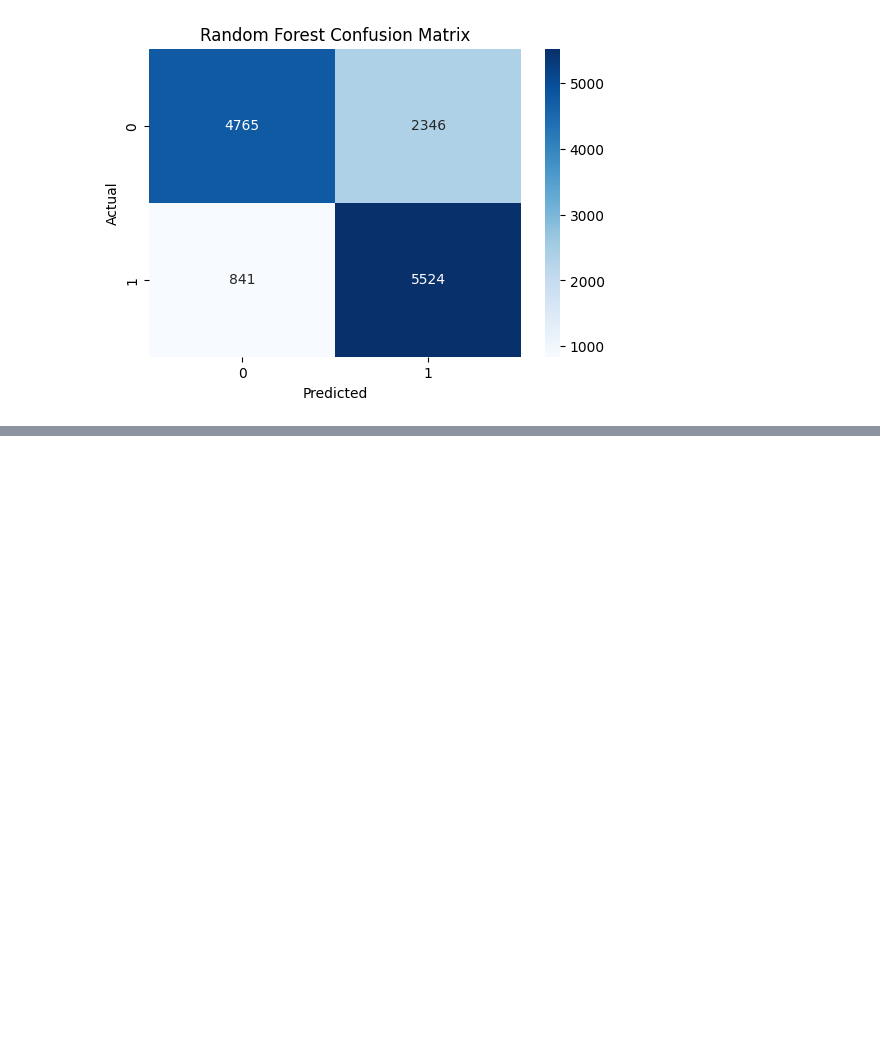
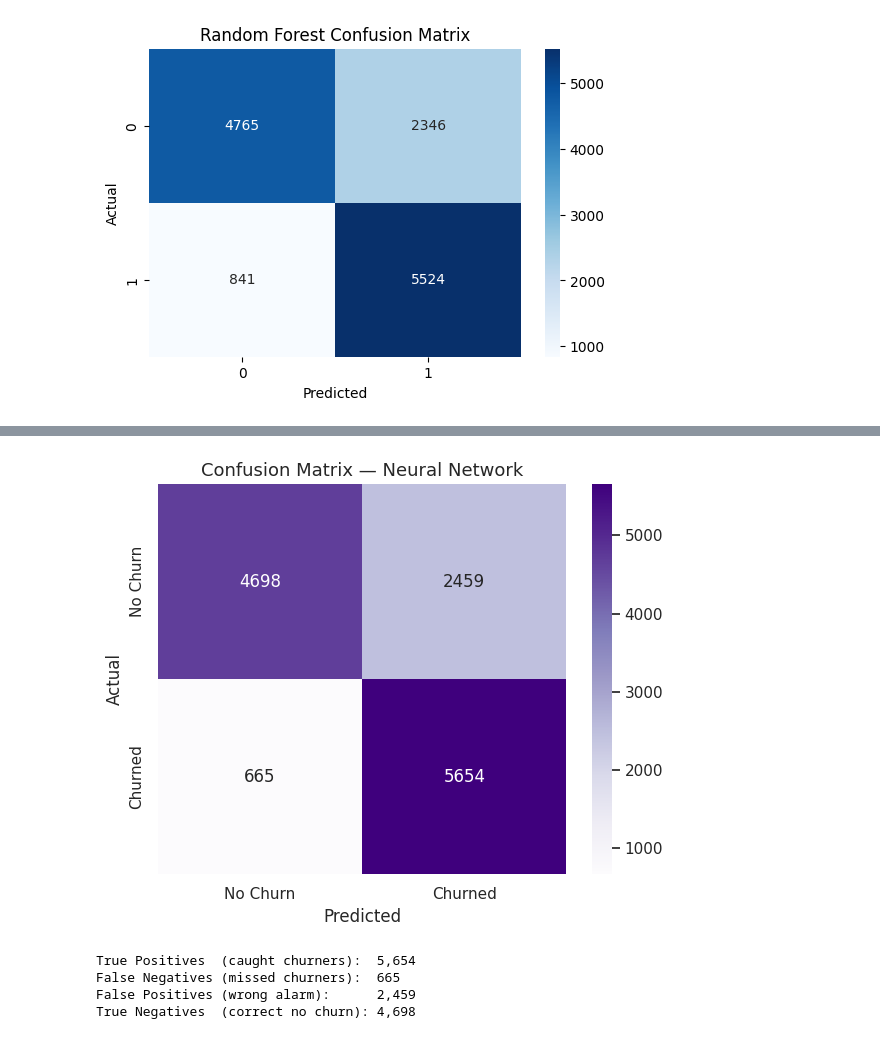
Before and after one commit to linda-bsharat/telco-customer-churn-prediction, a Jupyter notebook: notebooks/ 03_model_building.ipynb, the cells around one changed output, grey strips where cells are left out. Cells and saved outputs as stored; diff of their text form; code cells hidden in the pictures; blank space fills up the shorter version.

```diff
--- a/notebooks/ 03_model_building.ipynb
+++ b/notebooks/ 03_model_building.ipynb
@@ -201,0 +371,20 @@ plt.show()
+# %%
+# Predictions
+nn_prob = model.predict(X_test_scaled).flatten()
+nn_pred = (nn_prob >= 0.5).astype(int)
+
+# Metrics
+nn_acc  = accuracy_score(y_test, nn_pred)
+nn_prec = precision_score(y_test, nn_pred)
+nn_rec  = recall_score(y_test, nn_pred)
+nn_f1   = f1_score(y_test, nn_pred)
+nn_auc  = roc_auc_score(y_test, nn_prob)
+
+print('=== Neural Network Results ===')
+print(f'Accuracy:  {nn_acc:.4f}')
+print(f'Precision: {nn_prec:.4f}')
+print(f'Recall:    {nn_rec:.4f}')
+print(f'F1 Score:  {nn_f1:.4f}')
+print(f'AUC:       {nn_auc:.4f}')
+print('\nClassification Report:')
+print(classification_report(y_test, nn_pred, target_names=['No Churn', 'Churned']))
@@ -201,0 +409,26 @@ plt.show()
+# %%
+# Confusion Matrix
+cm = confusion_matrix(y_test, nn_pred)
+
+plt.figure(figsize=(6, 5))
+sns.heatmap(cm, annot=True, fmt='d', cmap='Purples',
+            xticklabels=['No Churn', 'Churned'],
+            yticklabels=['No Churn', 'Churned'])
+plt.title('Confusion Matrix — Neural Network', fontsize=13)
+plt.ylabel('Actual')
+plt.xlabel('Predicted')
+plt.tight_layout()
+plt.savefig('cm_neural_network.png', dpi=150)
+plt.show()
+
+tn, fp, fn, tp = cm.ravel()
+print(f'True Positives  (caught churners):  {tp:,}')
+print(f'False Negatives (missed churners):  {fn:,}')
+print(f'False Positives (wrong alarm):      {fp:,}')
+print(f'True Negatives  (correct no churn): {tn:,}')
+# %% [output]
+[figure, added]
+True Positives  (caught churners):  5,654
+False Negatives (missed churners):  665
+False Positives (wrong alarm):      2,459
+True Negatives  (correct no churn): 4,698
```
Also changed, not shown: parts of 9 cells of this notebook.
